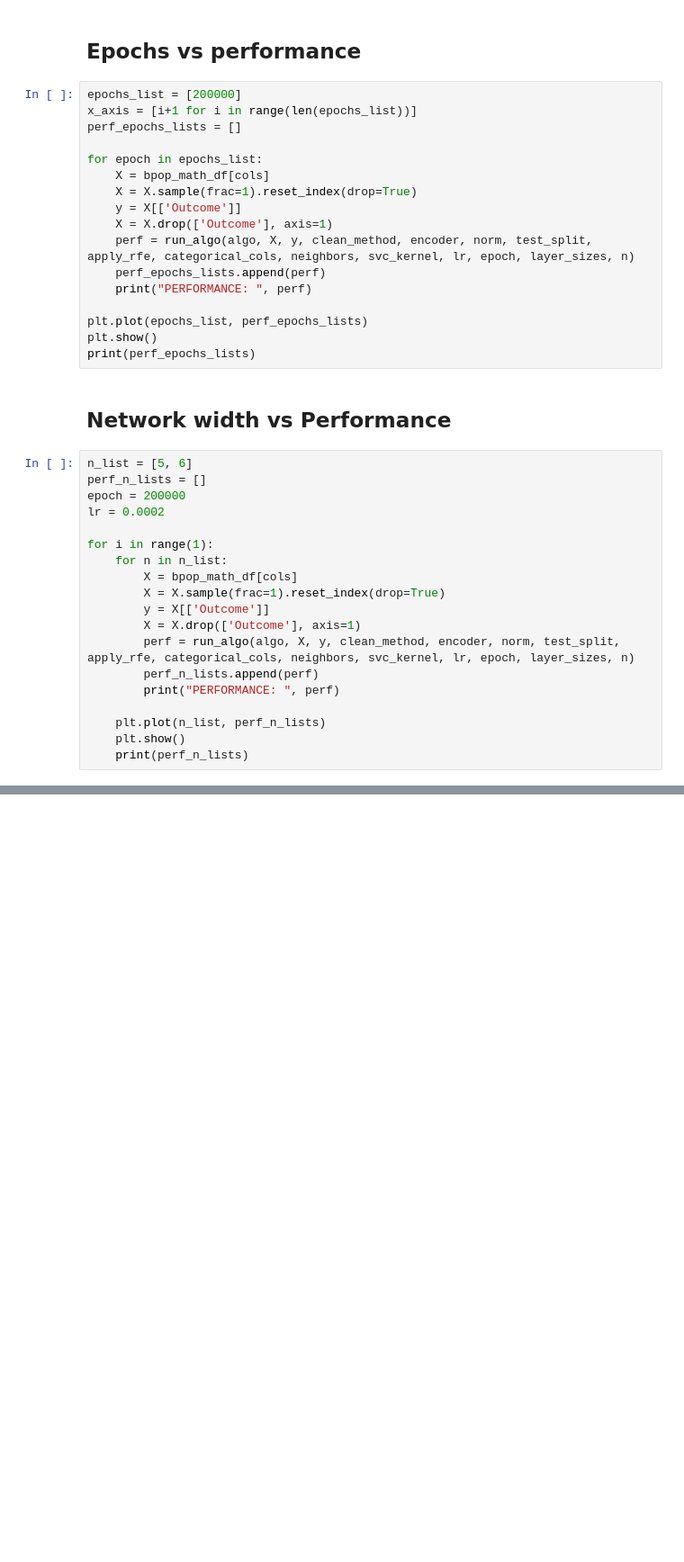
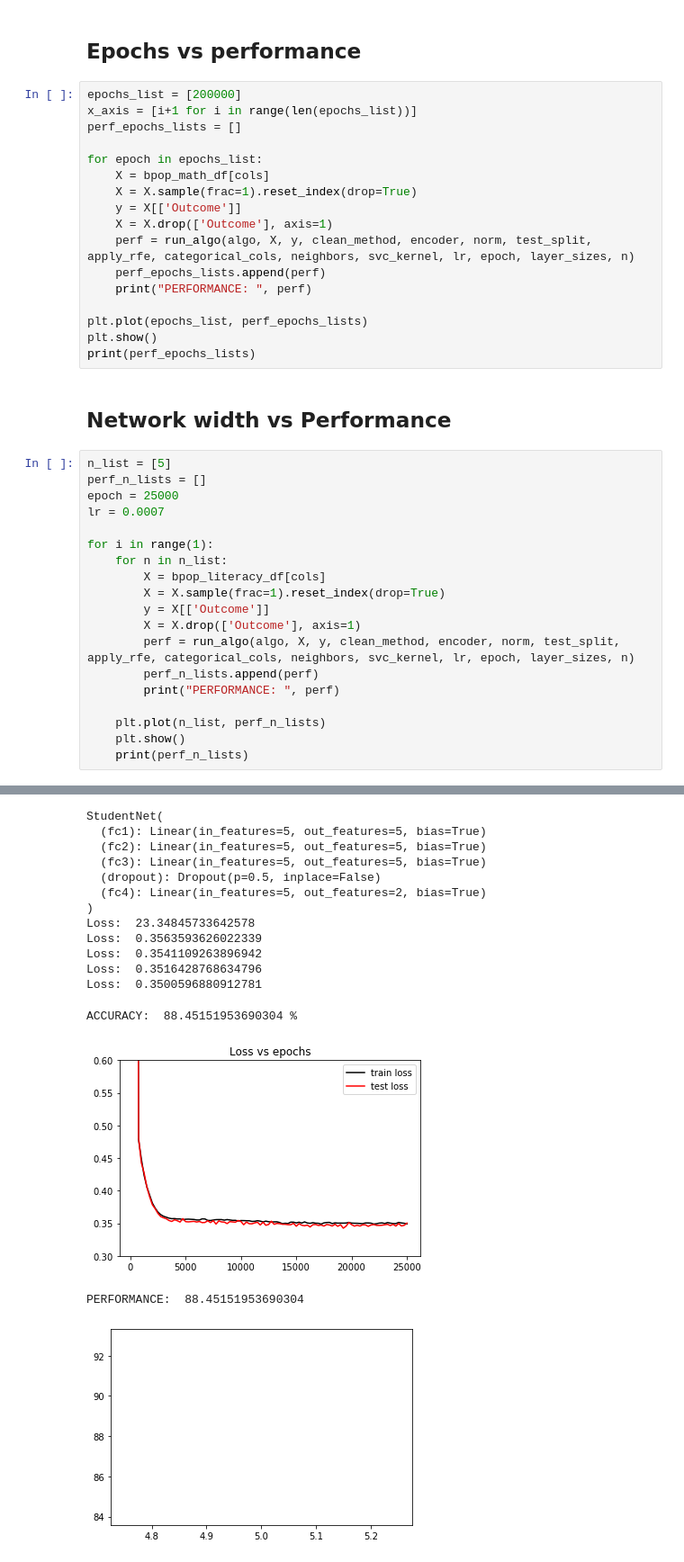
Before and after one commit to jithendaraa/RoboTutor-Analysis, a Jupyter notebook: models.ipynb, the cells around one changed output, grey strips where cells are left out. Shown: that part at 90% size. Drawn from its saved outputs; the diff is of its cells as text; blank space fills up the shorter version.

```diff
--- a/models.ipynb
+++ b/models.ipynb
@@ -498,14 +441,14 @@ print(perf_epochs_lists)
 # %% [markdown]
 ## Network width vs Performance
 # %%
-n_list = [5, 6]
+n_list = [5]
 perf_n_lists = []
-epoch = 200000
-lr = 0.0002
+epoch = 25000
+lr = 0.0007
 
 for i in range(1):
     for n in n_list:
-        X = bpop_math_df[cols]
+        X = bpop_literacy_df[cols]
         X = X.sample(frac=1).reset_index(drop=True)
         y = X[['Outcome']]
         X = X.drop(['Outcome'], axis=1)
@@ -516,3 +459,4 @@ for i in range(1):
     plt.plot(n_list, perf_n_lists)
     plt.show()
     print(perf_n_lists)
+# %% [output]
@@ -518,0 +480,16 @@ for i in range(1):
+StudentNet(
+  (fc1): Linear(in_features=5, out_features=5, bias=True)
+  (fc2): Linear(in_features=5, out_features=5, bias=True)
+  (fc3): Linear(in_features=5, out_features=5, bias=True)
+  (dropout): Dropout(p=0.5, inplace=False)
+  (fc4): Linear(in_features=5, out_features=2, bias=True)
+)
+Loss:  23.34845733642578
+Loss:  0.3563593626022339
+Loss:  0.3541109263896942
+Loss:  0.3516428768634796
+Loss:  0.3500596880912781
+ACCURACY:  88.45151953690304 %
+[figure, added]
+PERFORMANCE:  88.45151953690304
+[figure, added]
```
Also changed, not shown: parts of 5 cells of this notebook, 2 other files.
